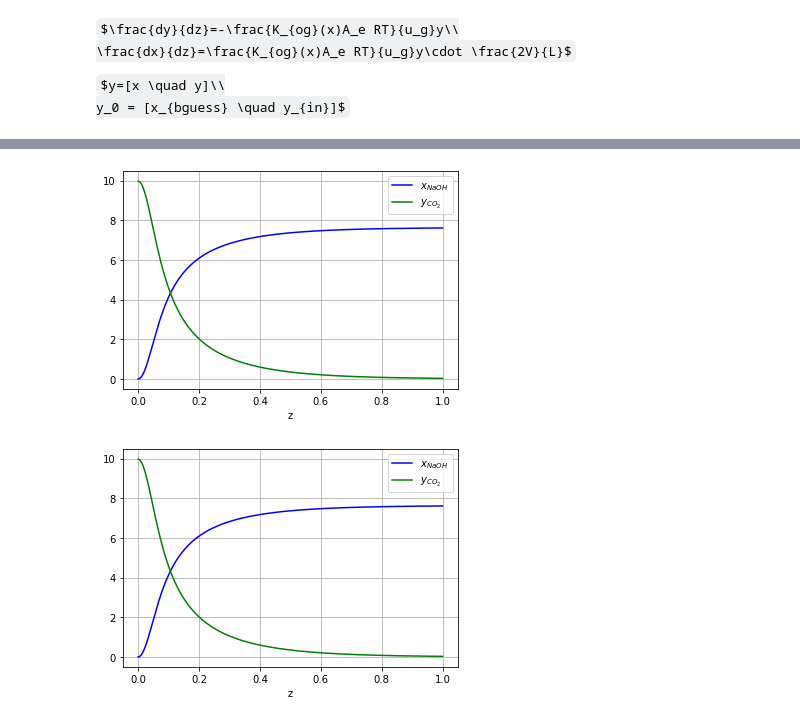
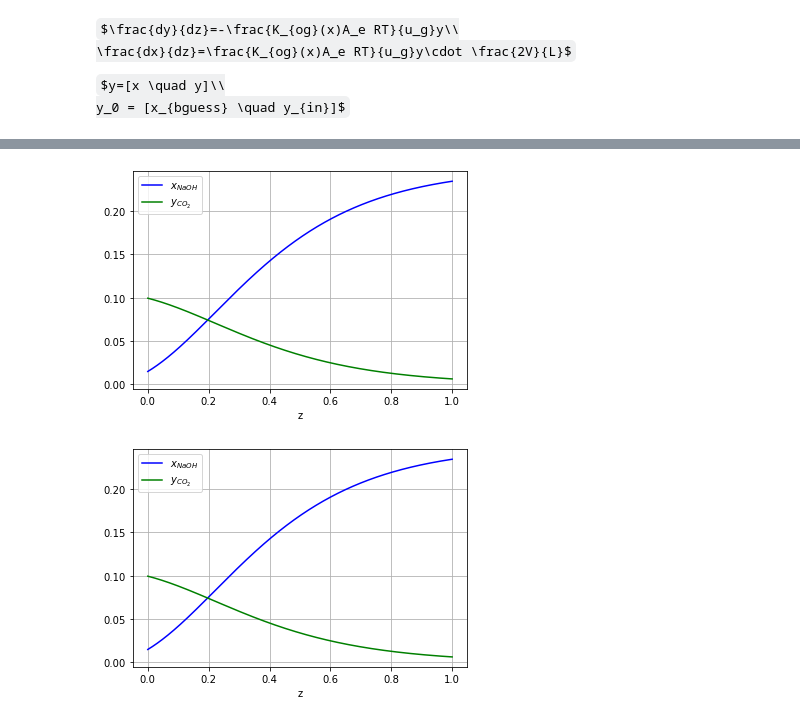
Before and after one commit to zyeah/Absorption-Column-Design-Control-3rd-year-lab-, a Jupyter notebook: Correlation_RK.ipynb, the cells around one changed output, grey strips where cells are left out. Saved outputs shown, nothing was run; the diff lists cells and outputs as text; code cells hidden in the pictures; some formulas as TeX source.

```diff
--- a/Correlation_RK.ipynb
+++ b/Correlation_RK.ipynb
@@ -188,5 +193,0 @@ print(cor_Kog(6065))
-# %%
-i=6065
-T= 273.15+df.iloc[i,32]
-DL=10**(-8.1764+ (712.5/T) - (2.591e5)/(T**2))
-DL
@@ -203,7 +202,7 @@ def cal_yout(i):
     return yout
 # %%
 rownum = df.shape[0]
-exp=[]; cor=[]; arr=[]; ydiff=[]; phin=[]; phout=[]; ratio=[]; V=[]; Q=[]; K_og=[];
+exp=[]; cor=[]; arr=[]; ydiff=[]; phin=[]; phout=[]; ratio=[]; V=[]; Q=[]; K_og=[]; pdrop=[];
 for i in range(0,rownum):
     exp.append(df.iloc[i,2])
     cor.append(cal_yout(i))
@@ -213,6 +212,7 @@ for i in range(0,rownum):
     V.append(df.iloc[i,5]/80)
     Q.append(df.iloc[i,8]/2.5)
     K_og.append(cor_Kog(i))
+    pdrop.append((df.iloc[i,33]-df.iloc[i,34]))
     '''
     tempratio=df.iloc[i,5]/df.iloc[i,8]
     if tempratio > 32:
@@ -288,28 +302,30 @@ def pend(y, z, T, Q, V ):
     # V: gas flowrate [i,5] (L/min)
     T=T+273.15 # K
     Kog=cor_Kog2(T,y[0])
+    G=((1.1e5)*V*(1.66667e-5))/(R*T) #mol/s
     Ae=cal_Ae2(Q)
     ug=(V*1.66667e-5)/Ac
     var= Kog*Ae*R*T/ug
-    return np.array([var*y[1]*2*(V/Q), -var*y[1]])
+    return np.array([var*y[1]*2*(60*G/Q), -var*y[1]])
 
 def pend2(y, z, T, Q, V ):
     # T: degree C [i,32] Q: liquid flowrate iloc[i,8] FIC0408 (L/min)
     # V: gas flowrate [i,5] (L/min)
     T=T+273.15 # K
     Kog=cor_Kog2(T,y[0])
+    G=((1.1e5)*V*(1.66667e-5))/(R*T)
     Ae=cal_Ae2(Q)
     ug=(V*1.66667e-5)/Ac
     var= Kog*Ae*R*T/ug
-    return np.array([-var*y[1]*2*(V/Q), var*y[1]])
+    return np.array([-var*y[1]*2*(60*G/Q), var*y[1]])
 # %%
-i=6065
+i=4000
 T=df.iloc[i,32]; Q=df.iloc[i,8]; V = df.iloc[i,5]; yin= df.iloc[i,1]/100
-numcell = 10000
-xbguess=0.000001
+numcell = 1000
+xbguess=0.015
 dz=np.linspace(0,Z,numcell)
 y0=np.array([xbguess,yin])
-y0top=np.array([0.1,0.05])
+y0top=np.array([0.1,0.06431])
 # %%
 print('y_out is %0.4f   y_in is %0.4f' % (df.iloc[i,2],df.iloc[i,1]))
 # %% [output]
@@ -358,23 +380,23 @@ def rungekutta2(f, y0, t, args=()):
 sol = rungekutta1(pend, y0, dz, args=(T,Q,V))
 # %%
 plt.plot(dz, sol[:, 0], 'b', label=r'$x_{NaOH}$')
-plt.plot(dz, sol[:, 1]*100, 'g', label=r'$y_{CO_2}$')
+plt.plot(dz, sol[:, 1], 'g', label=r'$y_{CO_2}$')
 plt.xlabel('z')
 plt.legend(loc='best')
 plt.grid()
 plt.show()
 # %% [output]
-[figure, old version]
+[figure, new version]
 # %%
 sol = rungekutta2(pend, y0, dz, args=(T,Q,V))
 # %%
 plt.plot(dz, sol[:, 0], 'b', label=r'$x_{NaOH}$')
-plt.plot(dz, sol[:, 1]*100, 'g', label=r'$y_{CO_2}$')
+plt.plot(dz, sol[:, 1], 'g', label=r'$y_{CO_2}$')
 plt.xlabel('z')
 plt.legend(loc='best')
 plt.grid()
 plt.show()
 # %% [output]
-[figure, old version]
+[figure, new version]
 # %%
 sol = rungekutta1(pend2, y0top, dz, args=(T,Q,V))
```
Also changed, not shown: parts of 23 cells of this notebook.
